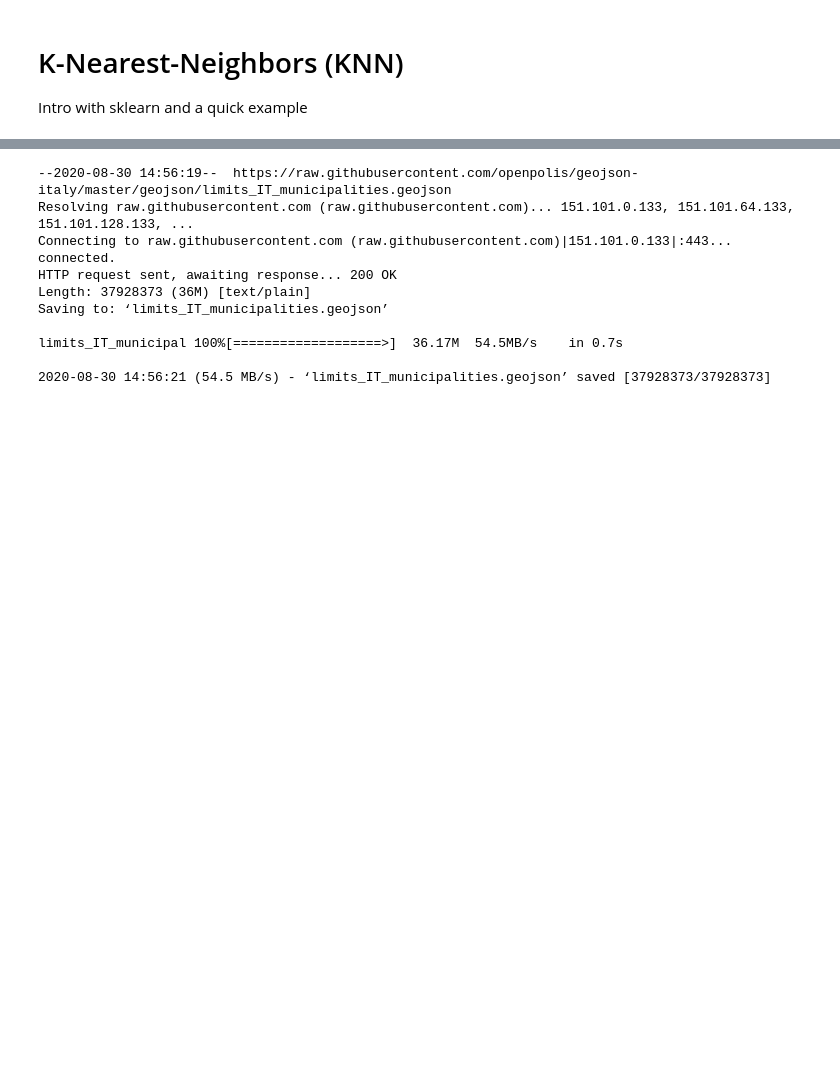
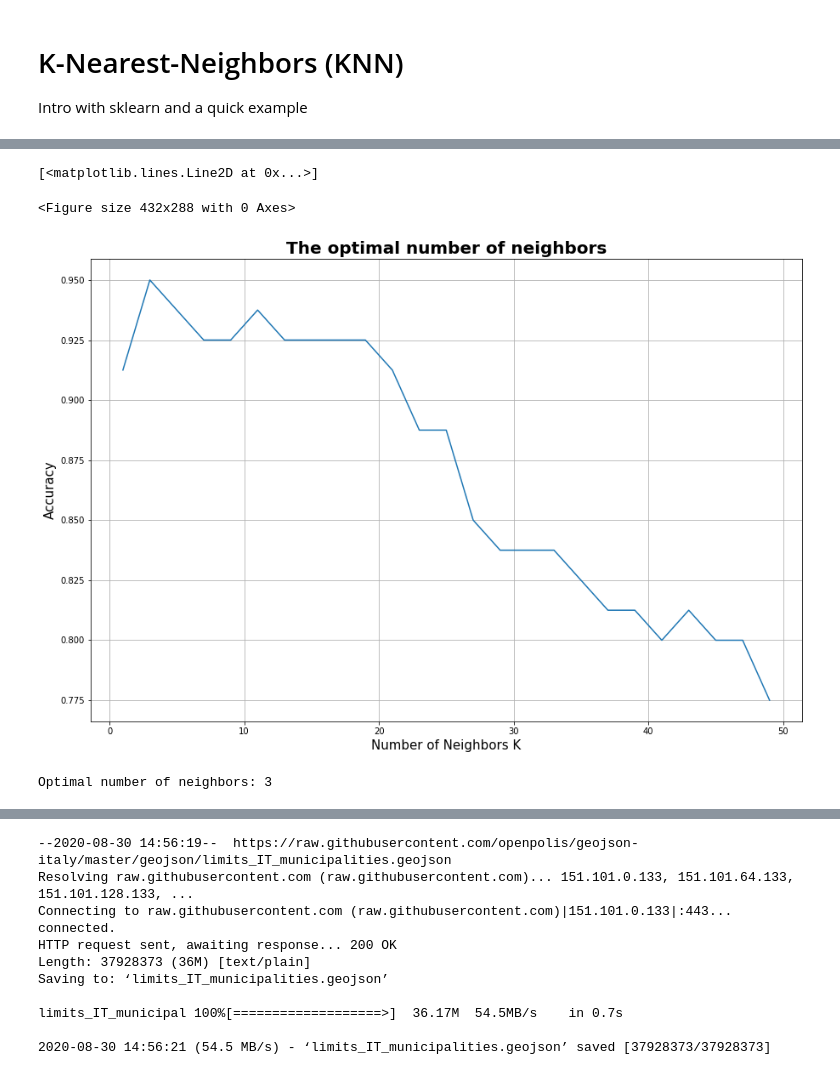
Before and after one commit to MachineLearningJournalClub/HowToTackleAMLCompetition, a Jupyter notebook: HowToTackleAMLCompetition/Lecture7|AdvancedFeatures.ipynb, the cells around one changed output, grey strips where cells are left out. Drawn from its saved outputs; the diff is of its cells as text; code cells hidden in the pictures; blank space fills up the shorter version.

```diff
--- a/HowToTackleAMLCompetition/Lecture7|AdvancedFeatures.ipynb
+++ b/HowToTackleAMLCompetition/Lecture7|AdvancedFeatures.ipynb
@@ -31,0 +81,31 @@ Intro with sklearn and a quick example
+# %%
+X_train, X_test, y_train, y_test = train_test_split(X, y, test_size = 0.2, random_state = 0)
+# %%
+# creating a list of k for KNN
+k_list = list(range(1,50,2))
+# creating a list of cv scores
+cv_scores = []
+
+# perform 10-fold cross validation
+for k in k_list:
+  knn = neighbors.KNeighborsClassifier(n_neighbors=k)
+  scores = cross_val_score(knn, X_train, y_train, cv = 10, scoring = "accuracy")
+  cv_scores.append(scores.mean())
+# %%
+plt.figure()
+plt.figure(figsize=(15,10))
+plt.title('The optimal number of neighbors', fontsize=20, fontweight='bold')
+plt.xlabel('Number of Neighbors K', fontsize=15)
+plt.ylabel('Accuracy', fontsize=15)
+plt.grid()
+plt.plot(k_list, cv_scores)
+# %% [output]
+[<matplotlib.lines.Line2D at 0x...>]
+<Figure size 432x288 with 0 Axes>
+[figure, added]
+# %%
+best_k = k_list[cv_scores.index(max(cv_scores))]
+worst_k = k_list[cv_scores.index(min(cv_scores))]
+print("Optimal number of neighbors: " + str(best_k))
+# %% [output]
+Optimal number of neighbors: 3
```
Also changed, not shown: parts of 13 cells of this notebook.
